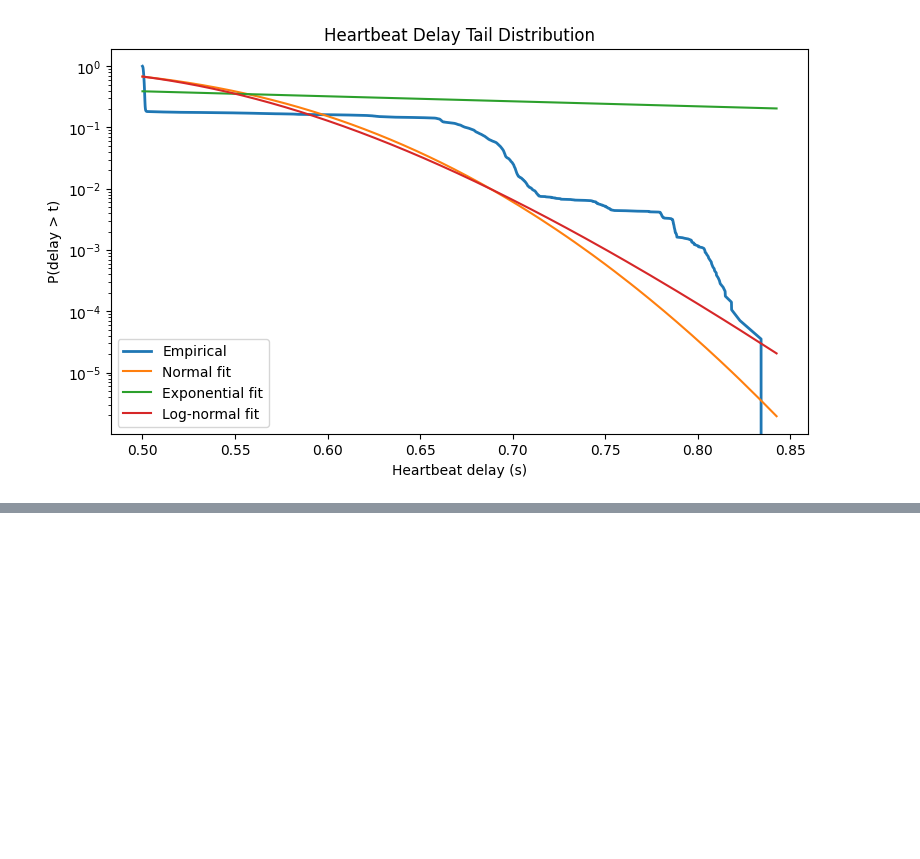
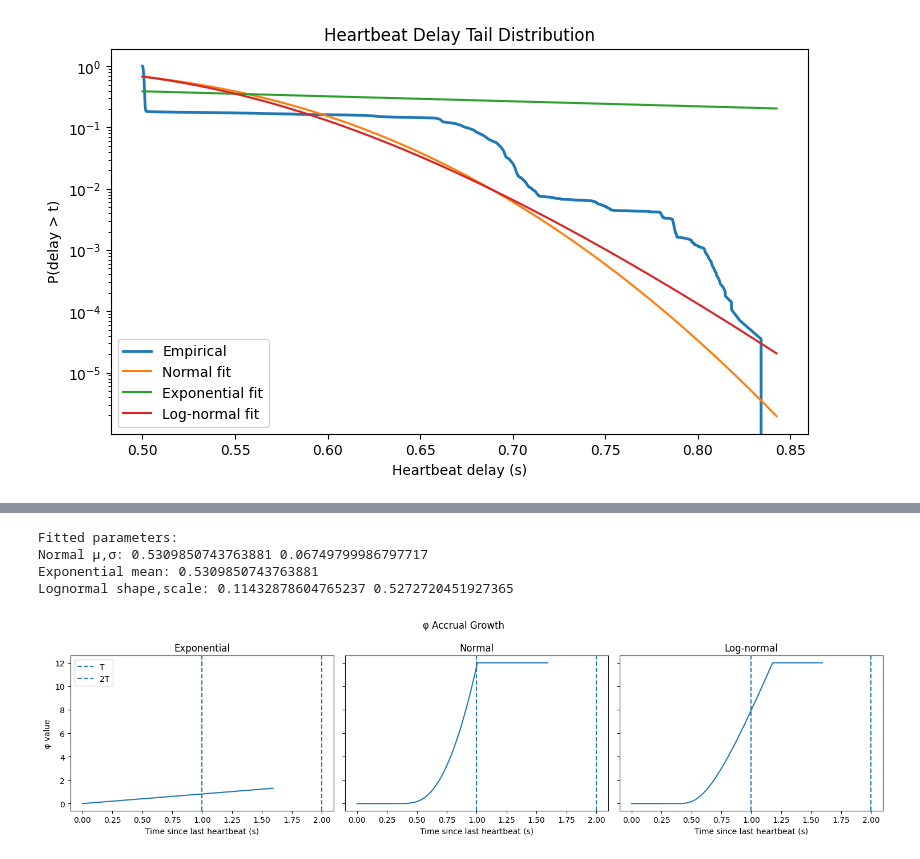
Before and after one commit to nriedman/raft-research, a Jupyter notebook: analysis/long_trace/trace-replay.ipynb, the cells around one changed output, grey strips where cells are left out. Cells and saved outputs as stored; diff of their text form; code cells hidden in the pictures; blank space fills up the shorter version.

```diff
--- a/analysis/long_trace/trace-replay.ipynb
+++ b/analysis/long_trace/trace-replay.ipynb
@@ -412,0 +413,78 @@ plt.show()
+# %%
+import numpy as np
+import matplotlib.pyplot as plt
+from scipy.stats import norm, lognorm, expon
+
+# --- Fit distributions to collected data ---
+data = np.array(intervals.values)
+
+# Normal
+mu_n, sigma_n = norm.fit(data)
+
+# Exponential
+loc_e, scale_e = expon.fit(data, floc=0)   # scale = mean
+
+# Log-normal
+shape_l, loc_l, scale_l = lognorm.fit(data, floc=0)
+
+print("Fitted parameters:")
+print("Normal μ,σ:", mu_n, sigma_n)
+print("Exponential mean:", scale_e)
+print("Lognormal shape,scale:", shape_l, scale_l)
+
+# --- Time axis ---
+t_max = max(3*mu_n, np.percentile(data, 99)*2)
+t = np.linspace(0, t_max, 500)
+
+# --- φ calculations ---
+# Exponential
+prob_exp = 1 - expon.cdf(t, loc_e, scale_e)
+prob_exp = np.maximum(prob_exp, 1e-12)
+phi_exp = -np.log10(prob_exp)
+
+# Normal
+prob_norm = 1 - norm.cdf(t, mu_n, sigma_n)
+prob_norm = np.maximum(prob_norm, 1e-12)
+phi_norm = -np.log10(prob_norm)
+
+# Log-normal
+prob_logn = 1 - lognorm.cdf(t, shape_l, loc_l, scale_l)
+prob_logn = np.maximum(prob_logn, 1e-12)
+phi_logn = -np.log10(prob_logn)
+
+# --- Election timeout example ---
+T = 1.0   # change if you want
+
+# --- Plot ---
+fig, axes = plt.subplots(1,3, figsize=(15,4), sharey=True)
+
+titles = [
+    "Exponential",
+    "Normal",
+    "Log-normal"
+]
+
+phis = [phi_exp, phi_norm, phi_logn]
+
+for ax, phi, title in zip(axes, phis, titles):
+
+    ax.plot(t, phi)
+
+    ax.axvline(T, linestyle="--", label="T")
+    ax.axvline(2*T, linestyle="--", label="2T")
+
+    ax.set_title(title)
+    ax.set_xlabel("Time since last heartbeat (s)")
+
+axes[0].set_ylabel("φ value")
+axes[0].legend()
+
+plt.suptitle("φ Accrual Growth")
+plt.tight_layout()
+plt.show()
+# %% [output]
+Fitted parameters:
+Normal μ,σ: 0.5309850743763881 0.06749799986797717
+Exponential mean: 0.5309850743763881
+Lognormal shape,scale: 0.11432878604765237 0.5272720451927365
+[figure, added]
```
Also changed, not shown: parts of 4 cells of this notebook.
